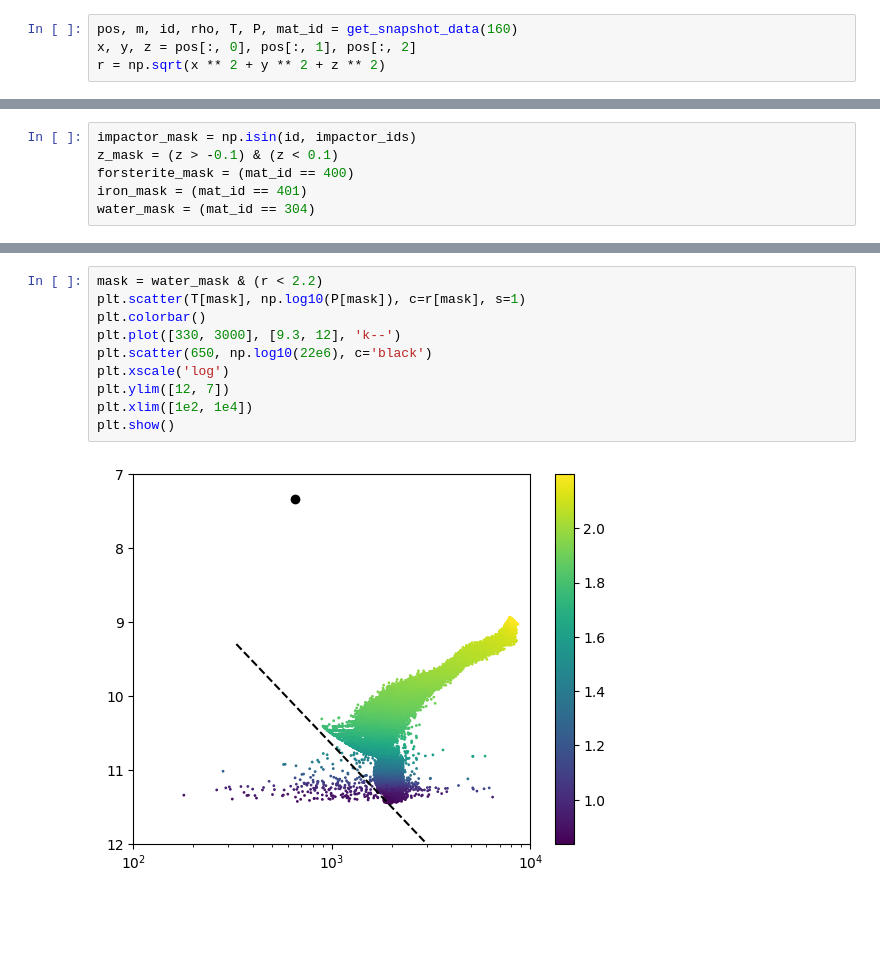
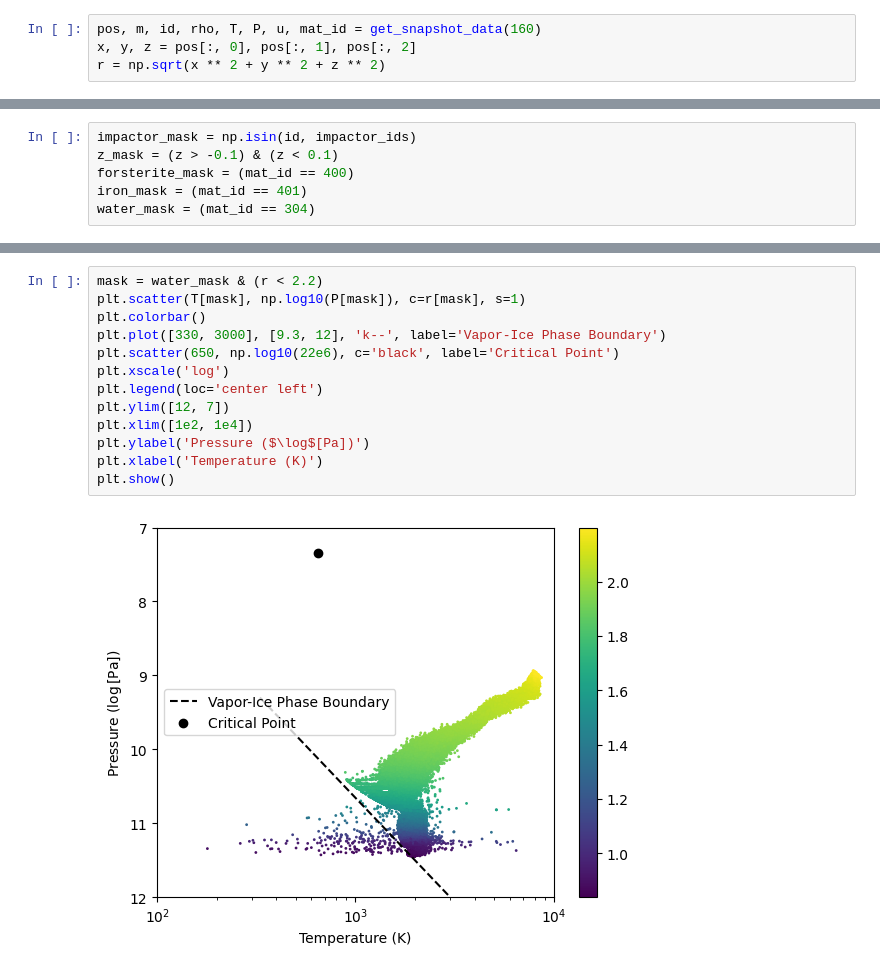
Before and after one commit to astro-pavan/sub-neptune-impacts-v2, a Jupyter notebook: Analysis Notebook.ipynb, the cells around one changed output, grey strips where cells are left out. Cells and saved outputs as stored; diff of their text form; blank space fills up the shorter version.

```diff
--- a/Analysis Notebook.ipynb
+++ b/Analysis Notebook.ipynb
@@ -19,7 +19,7 @@ forsterite_mask_initial = (mat_id_initial == 400)
 iron_mask_initial = (mat_id_initial == 401)
 water_mask_initial = (mat_id_initial == 304)
 # %%
-pos, m, id, rho, T, P, mat_id = get_snapshot_data(160)
+pos, m, id, rho, T, P, u, mat_id = get_snapshot_data(160)
 x, y, z = pos[:, 0], pos[:, 1], pos[:, 2]
 r = np.sqrt(x ** 2 + y ** 2 + z ** 2)
 # %% [output]
@@ -42,12 +281,15 @@ plt.show()
 # %%
 mask = water_mask & (r < 2.2)
 plt.scatter(T[mask], np.log10(P[mask]), c=r[mask], s=1)
 plt.colorbar()
-plt.plot([330, 3000], [9.3, 12], 'k--')
-plt.scatter(650, np.log10(22e6), c='black')
+plt.plot([330, 3000], [9.3, 12], 'k--', label='Vapor-Ice Phase Boundary')
+plt.scatter(650, np.log10(22e6), c='black', label='Critical Point')
 plt.xscale('log')
+plt.legend(loc='center left')
 plt.ylim([12, 7])
 plt.xlim([1e2, 1e4])
+plt.ylabel('Pressure ($\log$[Pa])')
+plt.xlabel('Temperature (K)')
 plt.show()
 # %% [output]
-[figure, old version]
+[figure, new version]
```
Also changed, not shown: parts of 21 cells of this notebook, 1 other file.
